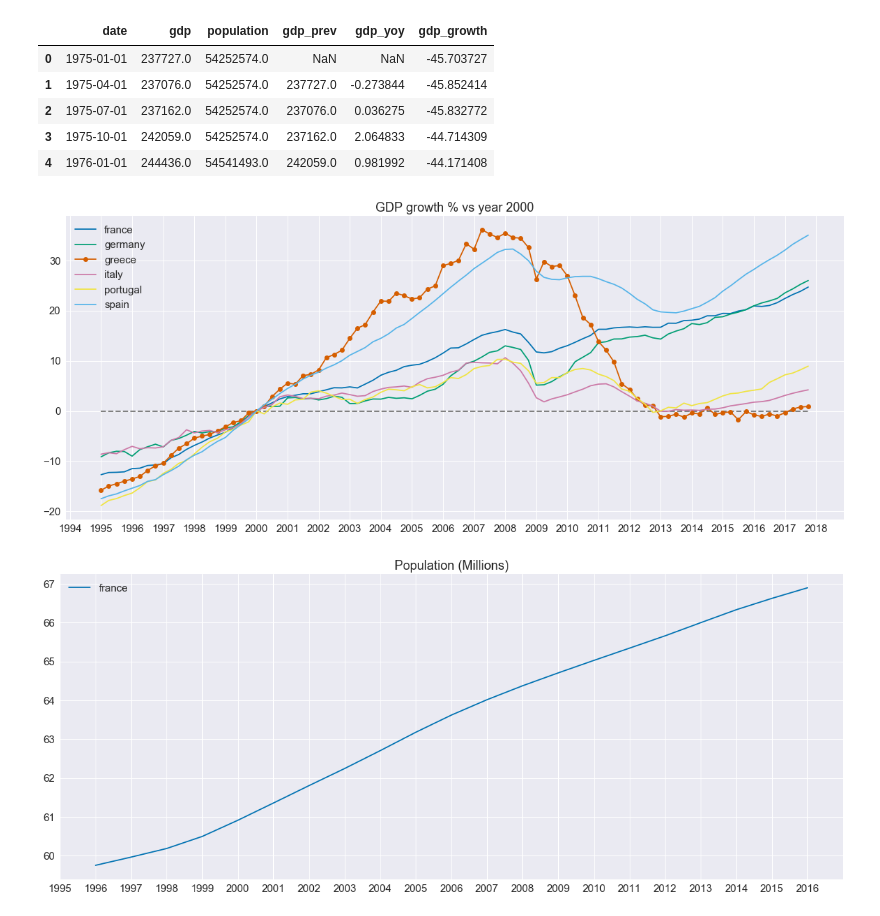
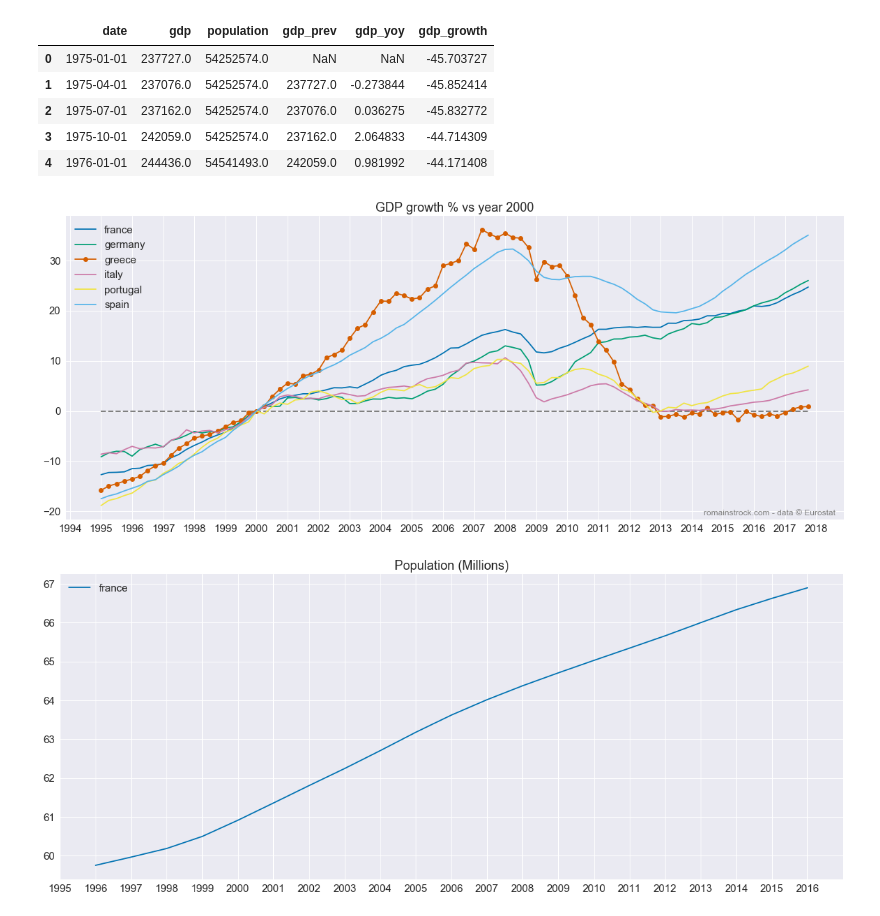
Before and after one commit to srom/ds, a Jupyter notebook: Greece.ipynb, the cells around one changed output. Saved outputs shown, nothing was run; the diff lists cells and outputs as text; code cells hidden in the pictures.

```diff
--- a/Greece.ipynb
+++ b/Greece.ipynb
@@ -137,6 +137,18 @@ colors = {
     country: palette[i]
     for i, country in enumerate(countries)
 }
+# %%
+def mention(ax, source, position=(0.01, 0.01)):
+    ax.text(
+        position[0],
+        position[1],
+        'romainstrock.com - data © {}'.format(source),
+        verticalalignment='bottom',
+        horizontalalignment='left',
+        transform=ax.transAxes,
+        color='grey',
+        fontsize=12,
+    )
 # %% [markdown]
 ## Growth Domestic Product
 # %%
@@ -225,31 +237,33 @@ data['france'].head()
 # %%
 def plot_gdp_growth_versus_2000():
     f, ax = plt.subplots(1, figsize=(20, 8))
 
     ax.set_title('GDP growth % vs year 2000')
 
     dates = sorted({row.date for row in data['greece'].itertuples()})
 
     ax.plot(dates, [0] * len(dates), linewidth=2, color='grey', linestyle='--')
 
     for country in countries:
         df = data[country]
         gdp = df[df.date.isin(dates)]['gdp_growth']
         if country == 'greece':
             marker='o'
         else:
             marker = None
         ax.plot(dates, gdp, label=country, color=colors[country], marker=marker)
 
     ax.xaxis.set_major_locator(mdates.YearLocator())
     ax.xaxis.set_major_formatter(mdates.DateFormatter('%Y'))
 
+    mention(ax, 'Eurostat', position=(0.82, 0.01))
+
     ax.legend()
     ax.grid(True)
 
 plot_gdp_growth_versus_2000()
 # %% [output]
-[figure, old version]
+[figure, new version]
 # %%
 def plot_population(country):
     f, ax = plt.subplots(1, figsize=(20, 8))
```
Also changed, not shown: 6 other files.
